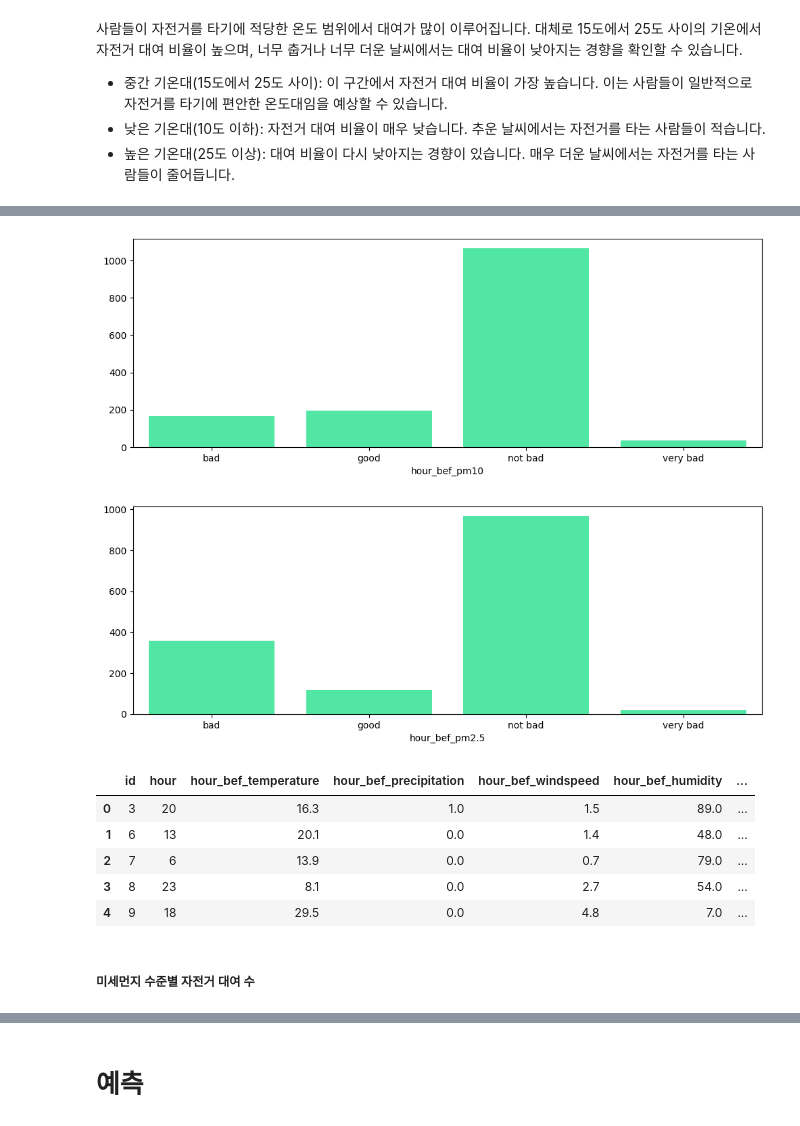
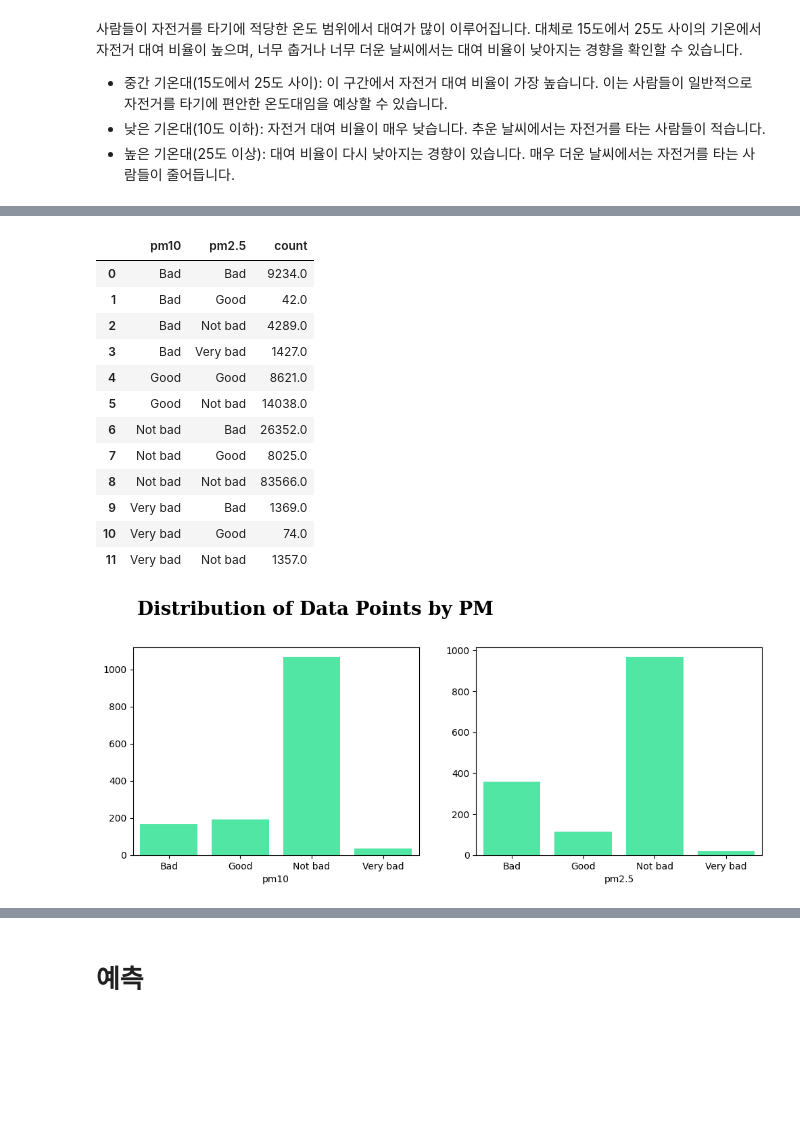
Before and after one commit to minkimNV/SmallProjects, a Jupyter notebook: RentalPredict/0502RentalBicycle.ipynb, the cells around one changed output, grey strips where cells are left out. Drawn from its saved outputs; the diff is of its cells as text; code cells hidden in the pictures; blank space fills up the shorter version.

```diff
--- a/RentalPredict/0502RentalBicycle.ipynb
+++ b/RentalPredict/0502RentalBicycle.ipynb
@@ -404,6 +404,11 @@ def fillNa(df, naCols):
                     meanVal = df[df.hour.isin([prev, next])][col].mean()
                     df.loc[df.hour == 1, col] = df.loc[df.hour == 1, col].fillna(meanVal)
     df[naCols] = df[naCols].round(3)
+    if col == 'ozone':
+        df[col] = df[col].round(3)
+    else:
+        df[col] = df[col].round(0)
+
     return df
 # %%
 test = fillNa(test, naCols)
@@ -1098,11 +948,14 @@ Name: hour_bef_pm2.5, dtype: float64
 # %%
-train['hour_bef_pm10'] = train['hour_bef_pm10'].apply(lambda x:
-                                'very bad' if x >= 151
-                                else 'bad' if x >= 81
-                                else 'not bad' if x >= 31
-                                else 'good')
-train['hour_bef_pm2.5'] = train['hour_bef_pm2.5'].apply(lambda x:
-                                'very bad' if x >= 76
-                                else 'bad' if x >= 36
-                                else 'not bad' if x >= 16
-                                else 'good')
+train['pm10'] = train['pm10'].apply(lambda x:
+                                'Very bad' if x >= 151
+                                else 'Bad' if x >= 81
+                                else 'Not bad' if x >= 31
+                                else 'Good')
+train['pm2.5'] = train['pm2.5'].apply(lambda x:
+                                'Very bad' if x >= 76
+                                else 'Bad' if x >= 36
+                                else 'Not bad' if x >= 16
+                                else 'Good')
+# %%
+pmDF = train[['pm10', 'pm2.5', 'count']]
+pmDF.head()
@@ -1109,20 +969,32 @@ train['hour_bef_pm2.5'] = train['hour_bef_pm2.5'].apply(lambda x:
+# %%
+pmGrouped = pmDF.groupby(['pm10', 'pm2.5'])['count'].sum().reset_index()
+# pmGrouped = pmDF.groupbu(['pm10', 'pm2.5']).agg({'count': 'sum'}).reset_index()
+pmGrouped
+# %% [output]
+|  | pm10 | pm2.5 | count |
+| 0 | Bad | Bad | 9234.0 |
+| 1 | Bad | Good | 42.0 |
+| 2 | Bad | Not bad | 4289.0 |
+| 3 | Bad | Very bad | 1427.0 |
+| 4 | Good | Good | 8621.0 |
+| 5 | Good | Not bad | 14038.0 |
+| 6 | Not bad | Bad | 26352.0 |
+| 7 | Not bad | Good | 8025.0 |
+| 8 | Not bad | Not bad | 83566.0 |
+| 9 | Very bad | Bad | 1369.0 |
+| 10 | Very bad | Good | 74.0 |
+| 11 | Very bad | Not bad | 1357.0 |
 # %%
-for pm in pm_col:
-    fig, ax = plt.subplots(1, 1, figsize=(12, 4))
-    pm_hist = train.groupby([pm])[pm].count()
-    sns.barplot(x=pm_hist.index, y=pm_hist.values, color = '#38FFA5')
-    plt.show()
+fig = plt.figure(figsize = (12, 4))
+
+for i, pm in enumerate(pmDF.columns[:2]):
+    ax = plt.subplot(1, 2, i+1)
+    grp = pmDF.groupby(pm)[pm].count()
+    sns.barplot(x = grp.index, y = grp.values, color = color[0])
+
+fig.text(0.13, 1, 'Distribution of Data Points by PM', fontsize=20, fontweight='bold', fontfamily='serif')
+plt.show()
+
+plt.show()
 # %% [output]
-[figure, old version]
+[figure, new version]
-[figure, removed]
-# %%
-train.head()
-# %% [output]
-|  | id | hour | hour_bef_temperature | hour_bef_precipitation | hour_bef_windspeed | hour_bef_humidity | ... |
-| 0 | 3 | 20 | 16.3 | 1.0 | 1.5 | 89.0 | ... |
-| 1 | 6 | 13 | 20.1 | 0.0 | 1.4 | 48.0 | ... |
-| 2 | 7 | 6 | 13.9 | 0.0 | 0.7 | 79.0 | ... |
-| 3 | 8 | 23 | 8.1 | 0.0 | 2.7 | 54.0 | ... |
-| 4 | 9 | 18 | 29.5 | 0.0 | 4.8 | 7.0 | ... |
-# %% [markdown]
-##### 미세먼지 수준별 자전거 대여 수
```
Also changed, not shown: parts of 72 cells of this notebook.
